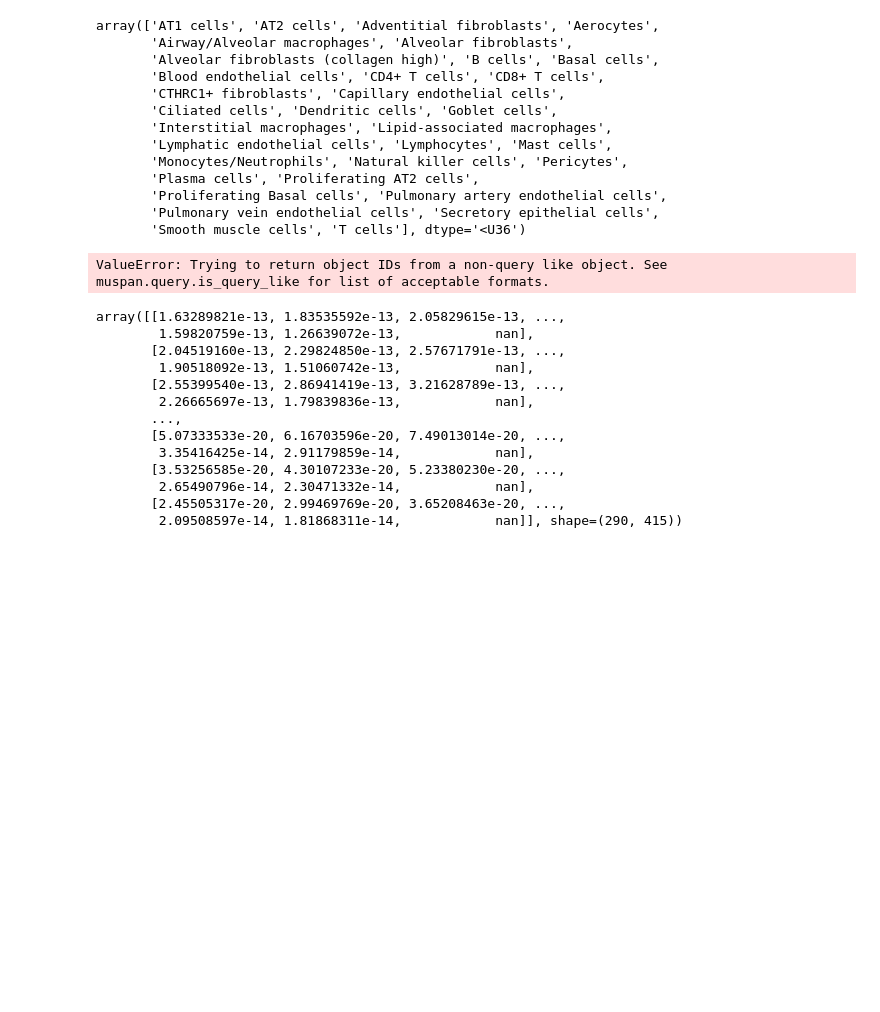
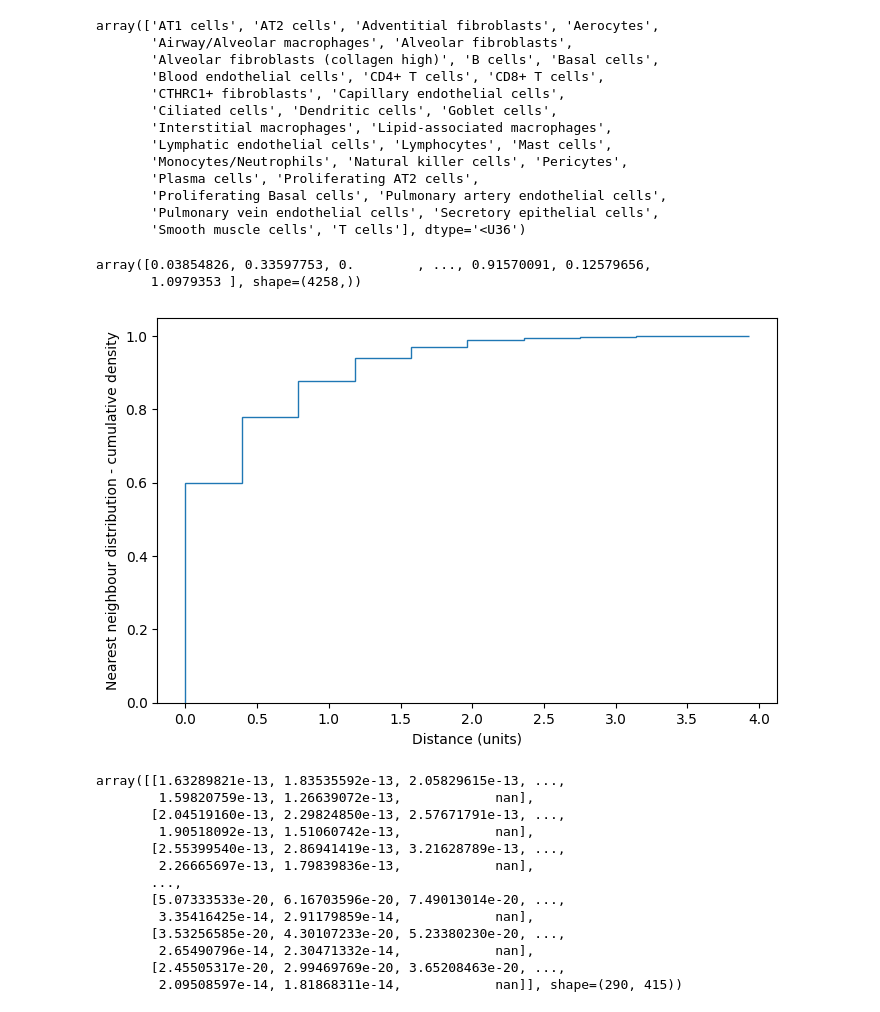
Before and after one commit to spatts14/AirScape_analysis, a Jupyter notebook: notebooks/visualize_muspan.ipynb, the cells around one changed output. Drawn from its saved outputs; the diff is of its cells as text; code cells hidden in the pictures; blank space fills up the shorter version.

```diff
--- a/notebooks/visualize_muspan.ipynb
+++ b/notebooks/visualize_muspan.ipynb
@@ -100,28 +100,32 @@ boundCells = ms.query.query(domain, ("Collection",), "is", "Cell boundaries")
 # plt.savefig(output_dir / "level_1_cell_types_boundaries.png", bbox_inches="tight", dpi=600)
 # plt.savefig(output_dir / "level_1_cell_types_boundaries.pdf", bbox_inches="tight", dpi=600)
 # %%
-cell1 = "Ciliated cells"
-cell2 = "B cells"
+cell1 = "CTHRC1+ fibroblasts"
+cell2 = "CTHRC1+ fibroblasts"
 clusters_of_interest = [cell1, cell2]
 # 'Interstitial macrophages', 'Ciliated cells'
 cluster_of_interest_query = ms.query.query(
     domain, ("label", "Cell Type"), "in", clusters_of_interest
 )
+cell1_query = ms.query.query(domain, ("label", "Cell Type"), "is", cell1)
+cell2_query = ms.query.query(domain, ("label", "Cell Type"), "is", cell2)
 # %%
 ms.spatial_statistics.nearest_neighbour_distribution(
     domain,
-    population_A=cell1,
-    population_B=cell2,
+    population_A=cell1_query,
+    population_B=cell2_query,
     include_boundaries=None,
     exclude_boundaries=None,
     boundary_exclude_distance=0,
     ignore_self=True,
     remain_within_connected_component=False,
     visualise_output=True,
     visualise_output_fig_kwargs={},
 )
 # %% [output]
-ValueError: Trying to return object IDs from a non-query like object. See muspan.query.is_query_like for list of acceptable formats.
+array([0.03854826, 0.33597753, 0.        , ..., 0.91570091, 0.12579656,
+       1.0979353 ], shape=(4258,))
+[figure, added]
 # %%
 ms.distribution.kernel_density_estimation(
     domain,
```
Also changed, not shown: 1 other file.
